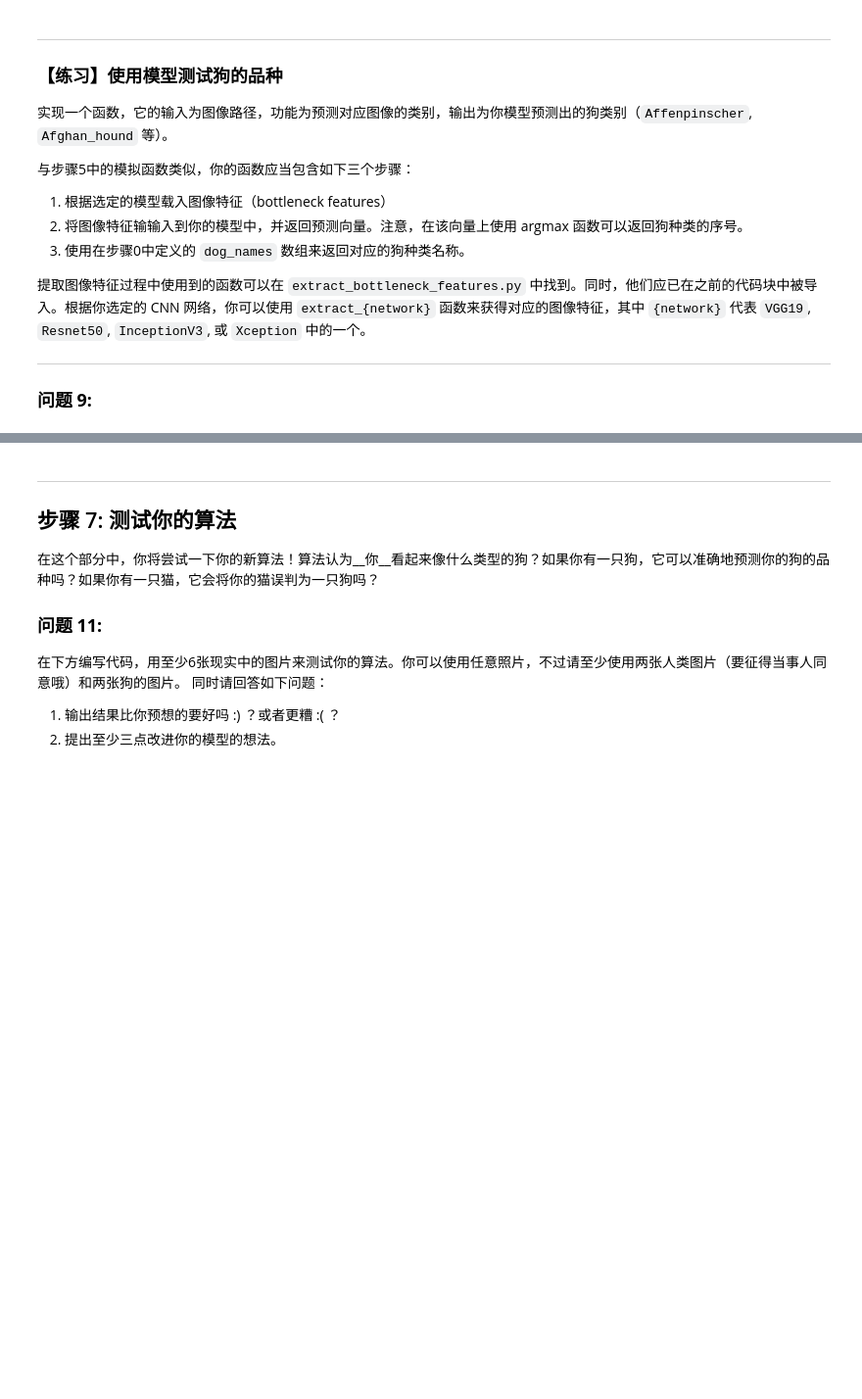
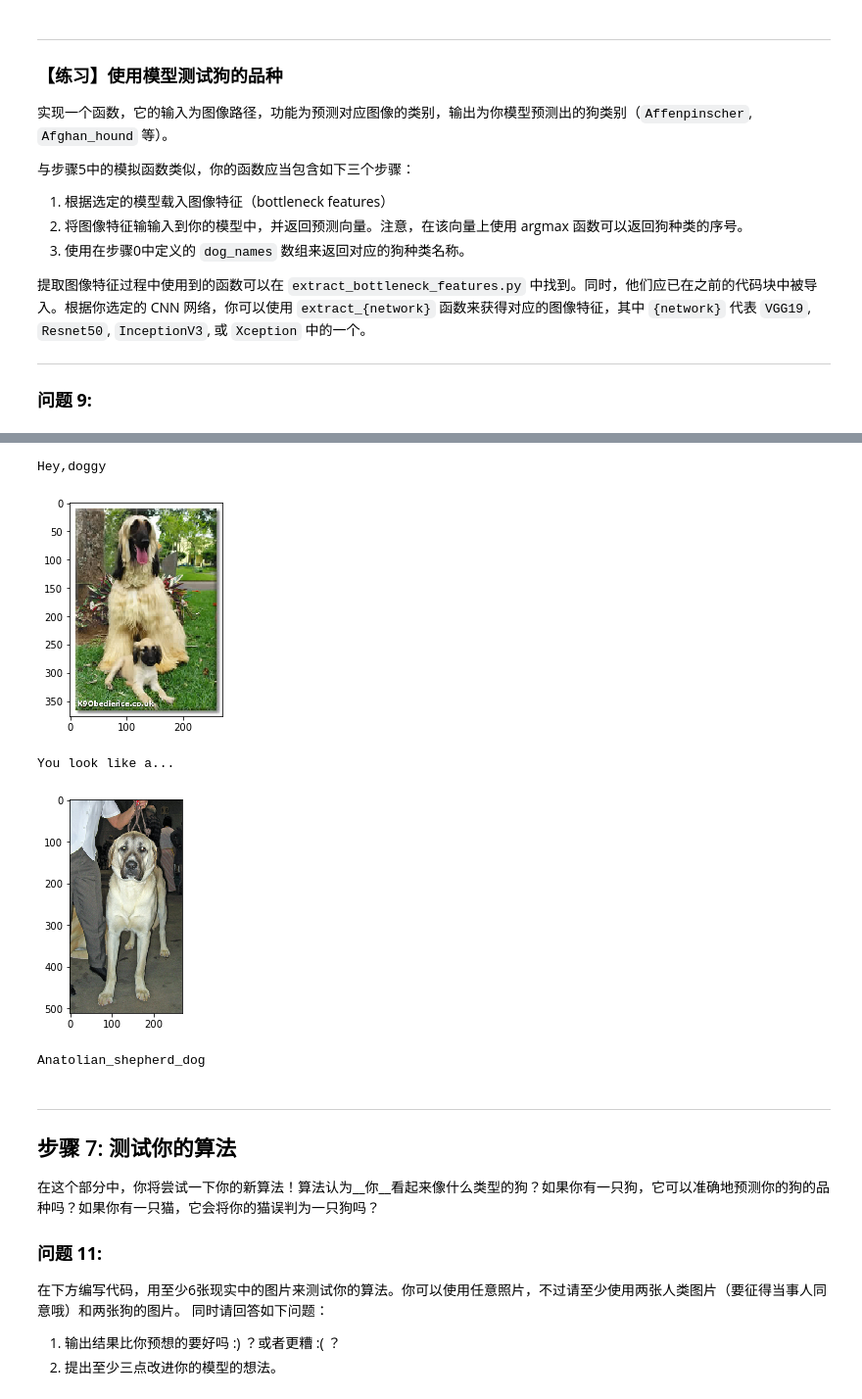
Before and after one commit to AprilYoungs/Deep-learning, a Jupyter notebook: dog-project/dog_app.ipynb, the cells around one changed output, grey strips where cells are left out. Shown at 98% size. Cells and saved outputs as stored; diff of their text form; code cells hidden in the pictures; blank space fills up the shorter version.

```diff
--- a/dog-project/dog_app.ipynb
+++ b/dog-project/dog_app.ipynb
@@ -595,5 +725,6 @@ __回答:__
 # %%
 ### TODO: 加载具有最佳验证loss的模型权重
+resnet_model.load_weights('saved_models/weights.best.ResNet50.hdf5')
 # %% [markdown]
 ---
 
@@ -666,3 +805,50 @@ __回答:__
+# %%
+#  狗狗图片完整
+dogs_full_paths = glob("dogImages/test/*/*")
+# %%
+def show_dog_with_name(dog_name):
+    '''
+    根据狗狗名字搜索图片路径，并展示图片
+    '''
+    for path in dogs_full_paths:
+        if dog_name in path:
+            break
+    plt.imshow(plt.imread(path))
+    plt.show()
+# %%
+### TODO: 设计你的算法
+
+def my_dog_breed_predictor(img_path):
+    human = face_detector(img_path)
+    dog = dog_detector(img_path)
+    if human:
+        print('Hello, human!')
+        plt.imshow(plt.imread(img_path))
+        plt.show()
+        print('You look like a...')
+        breed = Resnet50_predict_breed(img_path)
+        show_dog_with_name(breed)
+        print(breed)
+    elif dog:
+        print('Hey,doggy')
+        plt.imshow(plt.imread(img_path))
+        plt.show()
+        print('You look like a...')
+        breed = Resnet50_predict_breed(img_path)
+        show_dog_with_name(breed)
+        print(breed)
+    else:
+        plt.imshow(plt.imread(img_path))
+        plt.show()
+        print("There's not a human or a dog in the picture")
+# %%
+my_dog_breed_predictor(test_files[45])
+# %% [output]
+Hey,doggy
+[figure, added]
+You look like a...
+[figure, added]
+Anatolian_shepherd_dog
 # %% [markdown]
 ---
 <a id='step7'></a>
```
Also changed, not shown: parts of 26 cells of this notebook, 9 other files.
